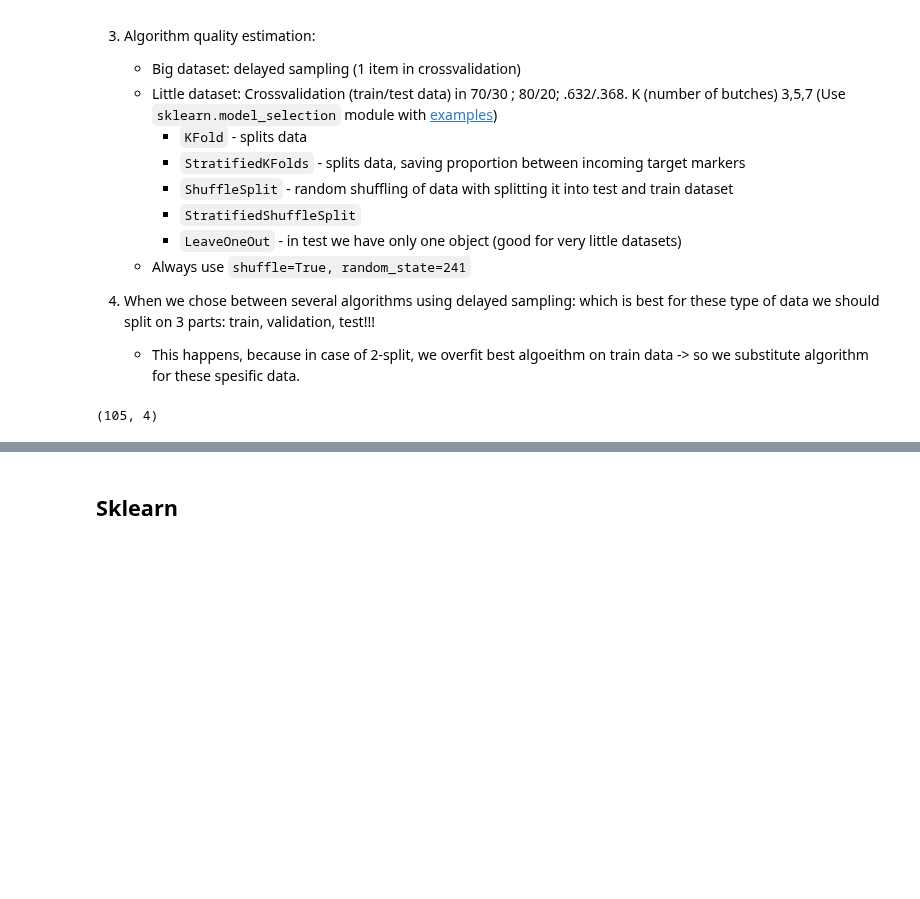
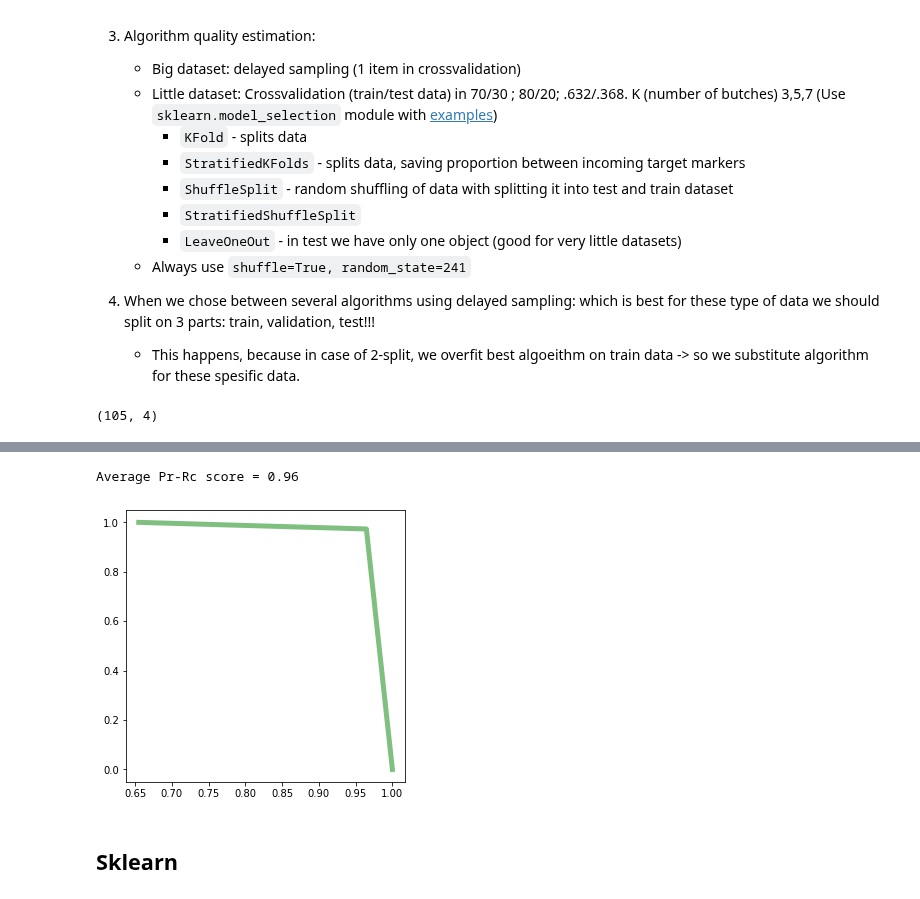
Before and after one commit to ZakharovAleksey/Study, a Jupyter notebook: Machine Learning/Yandex_specialization/general_notes.ipynb, the cells around one changed output, grey strips where cells are left out. Cells and saved outputs as stored; diff of their text form; code cells hidden in the pictures; blank space fills up the shorter version.

Commit message:
[ML] Linear Regression is complete.

```diff
--- a/Machine Learning/Yandex_specialization/general_notes.ipynb
+++ b/Machine Learning/Yandex_specialization/general_notes.ipynb
@@ -94,0 +79,11 @@ Surface under curve/
+# %%
+from sklearn.datasets import load_breast_cancer
+
+data = load_breast_cancer()
+df = pd.DataFrame(
+    data= np.concatenate([data.data, data.target.reshape(data.target.shape[0], 1)], axis=1),
+    columns = np.concatenate((data.feature_names, ['target']), axis=None)
+)
+
+cols = data.feature_names
+df.head()
@@ -94,0 +100,9 @@ Surface under curve/
+# %%
+from sklearn.preprocessing import scale
+from sklearn.utils import shuffle
+
+df = shuffle(df, random_state=123)
+X = scale(df[cols])
+y = df.target
+
+X_train, X_test, y_train, y_test = train_test_split(X, y, test_size=0.3, random_state=1)
@@ -94,0 +111,5 @@ Surface under curve/
+# %%
+from sklearn.linear_model import LogisticRegressionCV
+
+clf = LogisticRegressionCV(cv=5, max_iter=200, n_jobs=-1).fit(X_train, y_train)
+print('Mean accuacy =', round(np.mean(clf.scores_[1.0]), 2))
@@ -94,0 +120,3 @@ Surface under curve/
+# %%
+y_pred = clf.predict(X_test)
+print(y_pred[:10])
@@ -94,0 +293,13 @@ Surface under curve/
+# %%
+from sklearn.metrics import precision_recall_curve
+from sklearn.metrics import average_precision_score
+
+print('Average Pr-Rc score = {0:0.2f}'.format(average_precision_score(y_test, y_pred)))
+
+precision, recall, thresholds = precision_recall_curve(y_test, y_pred)
+fig, ax = plt.subplots(figsize=(5, 5))
+ax.plot(precision, recall, lw = 5, color='green', alpha=0.5)
+plt.show()
+# %% [output]
+Average Pr-Rc score = 0.96
+[figure, added]
```
Also changed, not shown: parts of 22 cells of this notebook, 2 other files.
